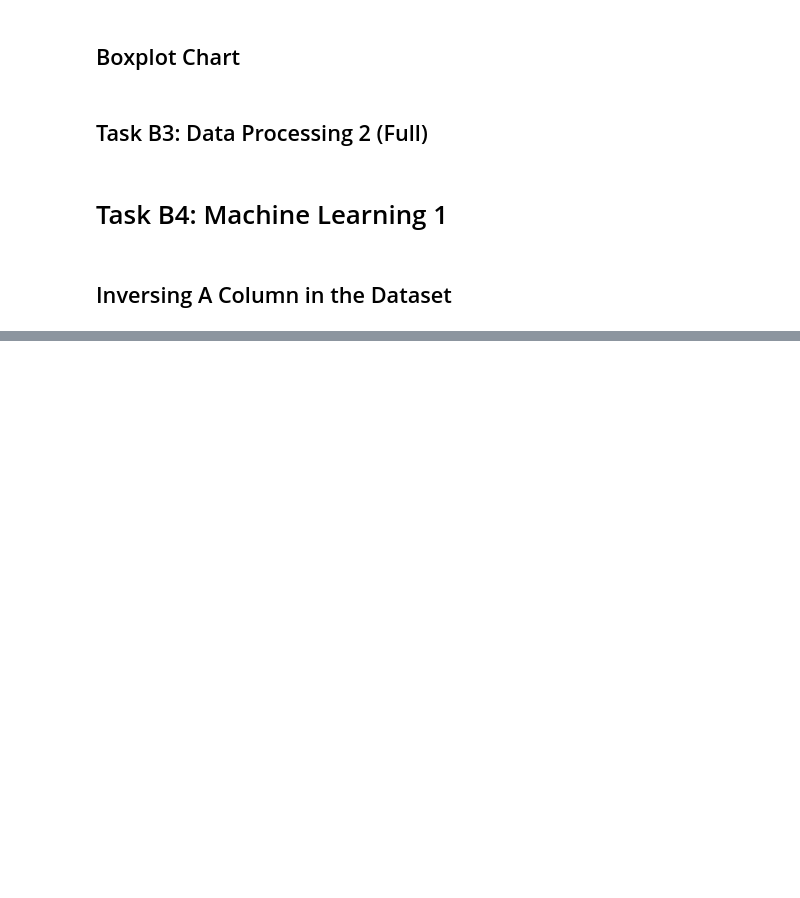
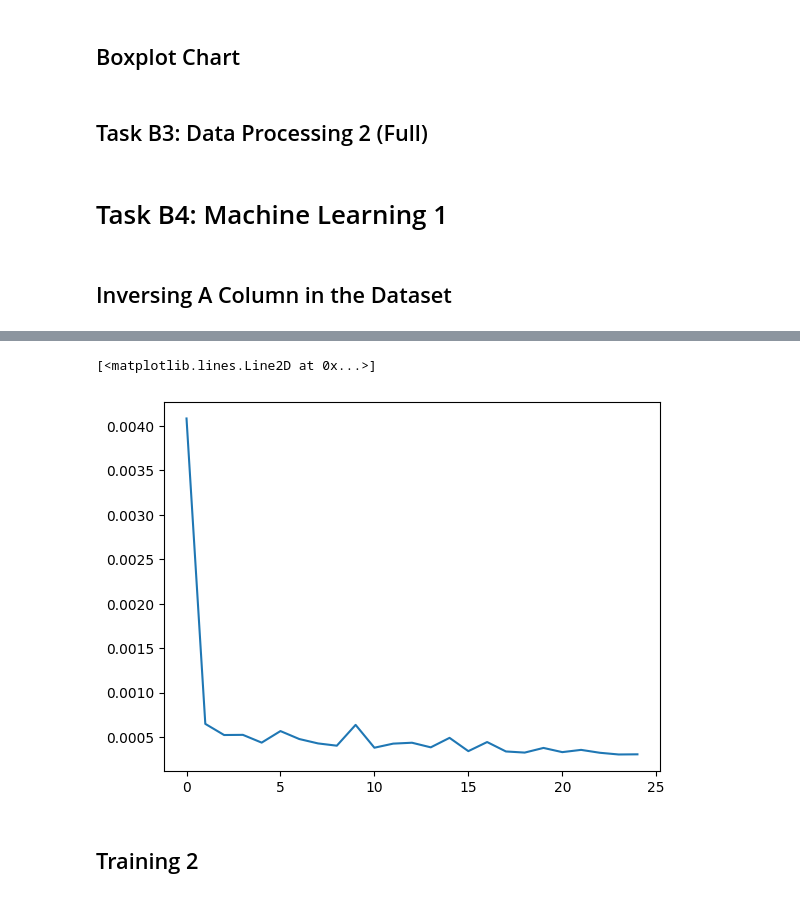
Before and after one commit to heyyytamvo/COS30018, a Jupyter notebook: ProjectAssessment/TaskB4/TaskB4.ipynb, the cells around one changed output, grey strips where cells are left out. Saved outputs shown, nothing was run; the diff lists cells and outputs as text; code cells hidden in the pictures; blank space fills up the shorter version.

Commit message:
task B4 init

```diff
--- a/ProjectAssessment/TaskB4/TaskB4.ipynb
+++ b/ProjectAssessment/TaskB4/TaskB4.ipynb
@@ -29,18 +31,20 @@ please provide us feedback at https://github.com/pandas-dev/pandas/issues/54466
 # Hyperparameters
 # %%
 # Task B2
-TICKER = "AMZN"
-START_DATE = "2014-01-01"
-END_DATE = "2020-12-31"
-LOOK_UP_DAYS = 30
-TRAINING_RATIO = 0.9    # 0.7 == 70%
-SPLIT_BY_DATE = False
+TICKER = "AAPL"
+START_DATE = "2010-01-01"
+END_DATE = "2023-12-31"
+LOOK_UP_DAYS = 10
+TRAINING_RATIO = 0.8    # 0.7 == 70%
 SCALE_DATA = True
 SCALING_METHOD = "MinMax"       # MinMax, Standard
 
 # Task B3
 TRADING_PERIOD = 30
 CONSECUTIVE_DAYS = 300
+
+# Task B4
+NUMBER_OF_LAYERS = 1
 # %% [markdown]
 # Task B2: DATA PROCESSING 1
 # %% [markdown]
@@ -561,0 +519,7 @@ plt.show()
+# %%
+plt.plot(history.history['loss'])
+# %% [output]
+[<matplotlib.lines.Line2D at 0x...>]
+[figure, added]
+# %% [markdown]
+## Training 2
```
Also changed, not shown: parts of 26 cells of this notebook, 3 other files.
